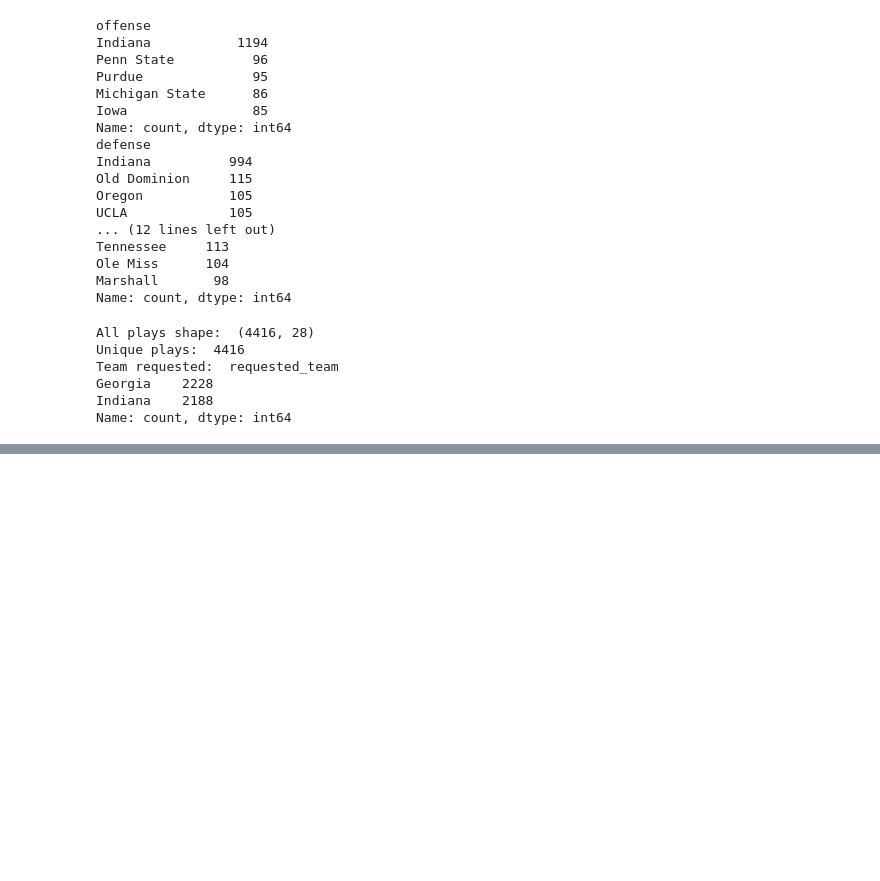
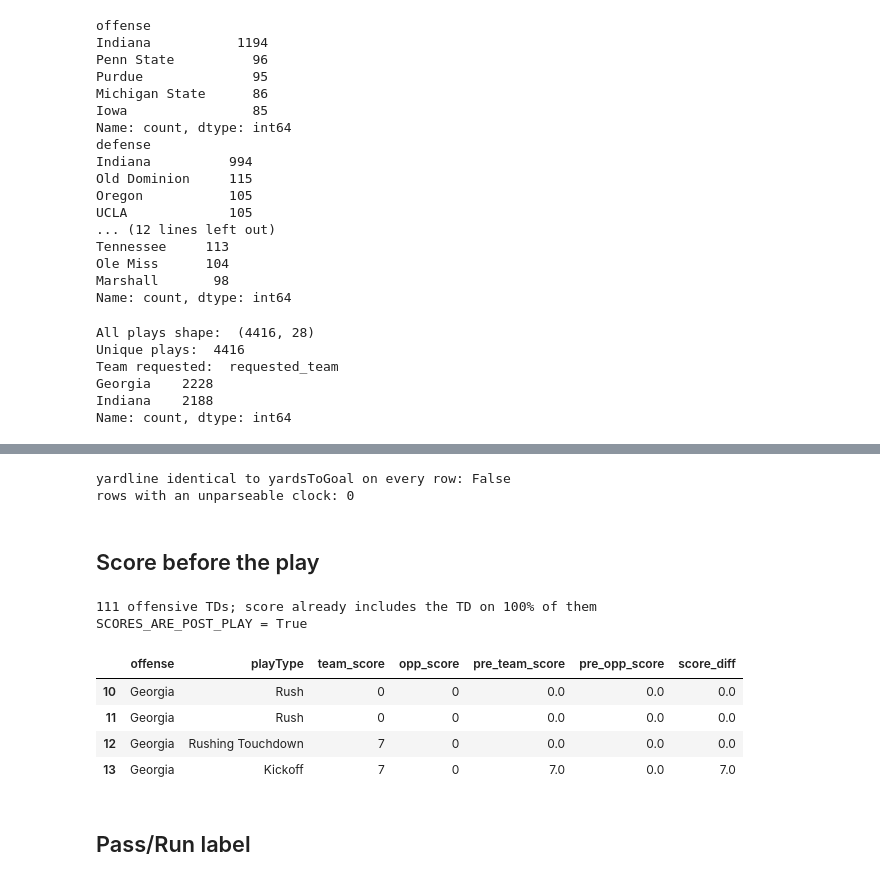
Before and after one commit to wrennicol/college-football-play-prediction, a Jupyter notebook: notebooks/01_data_exploration.ipynb, the cells around one changed output, grey strips where cells are left out. Drawn from its saved outputs; the diff is of its cells as text; code cells hidden in the pictures; blank space fills up the shorter version.

```diff
--- a/notebooks/01_data_exploration.ipynb
+++ b/notebooks/01_data_exploration.ipynb
@@ -302,0 +343,62 @@ Name: count, dtype: int64
+# %%
+print("yardline identical to yardsToGoal on every row:", (df["yardline"] == df["yardsToGoal"]).all())
+
+def clock_to_sec(c):
+    """CFBD clock is {'minutes': m, 'seconds': s}; after a CSV round trip it is a string."""
+    try:
+        if isinstance(c, str):
+            c = ast.literal_eval(c)
+        return c["minutes"] * 60 + c["seconds"]
+    except (KeyError, TypeError, ValueError, SyntaxError):
+        return np.nan
+
+df["clock_sec"] = df["clock"].apply(clock_to_sec)
+print("rows with an unparseable clock:", int(df["clock_sec"].isna().sum()))
+# %% [output]
+yardline identical to yardsToGoal on every row: False
+rows with an unparseable clock: 0
+# %% [markdown]
+## Score before the play
+# %%
+game_key = ["requested_team", "gameId"]
+
+# Scores from the focus team's point of view
+df["team_score"] = np.where(df["is_team_off"], df["offenseScore"], df["defenseScore"])
+df["opp_score"]  = np.where(df["is_team_off"], df["defenseScore"], df["offenseScore"])
+
+# Does the score on a touchdown row already include that touchdown?
+td_mask = df["is_team_off"] & df["playType"].isin(["Rushing Touchdown", "Passing Touchdown"])
+jump = df["team_score"] - df.groupby(game_key)["team_score"].shift(1)
+share_post = (jump[td_mask] >= 6).mean()
+print(f"{int(td_mask.sum())} offensive TDs; score already includes the TD on {share_post:.0%} of them")
+if td_mask.sum() == 0:
+    print("WARNING: no touchdown rows found, cannot verify score timing")
+
+SCORES_ARE_POST_PLAY = bool(share_post > 0.5)
+print("SCORES_ARE_POST_PLAY =", SCORES_ARE_POST_PLAY)
+
+if SCORES_ARE_POST_PLAY:
+    # Pre-play score = the score recorded on the previous row of the same game
+    df["pre_team_score"] = df.groupby(game_key)["team_score"].shift(1).fillna(0)
+    df["pre_opp_score"]  = df.groupby(game_key)["opp_score"].shift(1).fillna(0)
+else:
+    df["pre_team_score"] = df["team_score"]
+    df["pre_opp_score"]  = df["opp_score"]
+
+df["score_diff"] = df["pre_team_score"] - df["pre_opp_score"]
+
+# Eyeball one touchdown: pre_ columns should NOT include the TD points
+if td_mask.any():
+    i = df.index[td_mask][0]
+    display(df.loc[i - 2:i + 1, ["offense", "playType", "team_score", "opp_score",
+                                 "pre_team_score", "pre_opp_score", "score_diff"]])
+# %% [output]
+111 offensive TDs; score already includes the TD on 100% of them
+SCORES_ARE_POST_PLAY = True
+|  | offense | playType | team_score | opp_score | pre_team_score | pre_opp_score | score_diff |
+| 10 | Georgia | Rush | 0 | 0 | 0.0 | 0.0 | 0.0 |
+| 11 | Georgia | Rush | 0 | 0 | 0.0 | 0.0 | 0.0 |
+| 12 | Georgia | Rushing Touchdown | 7 | 0 | 0.0 | 0.0 | 0.0 |
+| 13 | Georgia | Kickoff | 7 | 0 | 7.0 | 0.0 | 7.0 |
+# %% [markdown]
+## Pass/Run label
```
Also changed, not shown: parts of 17 cells of this notebook, 2 other files.
